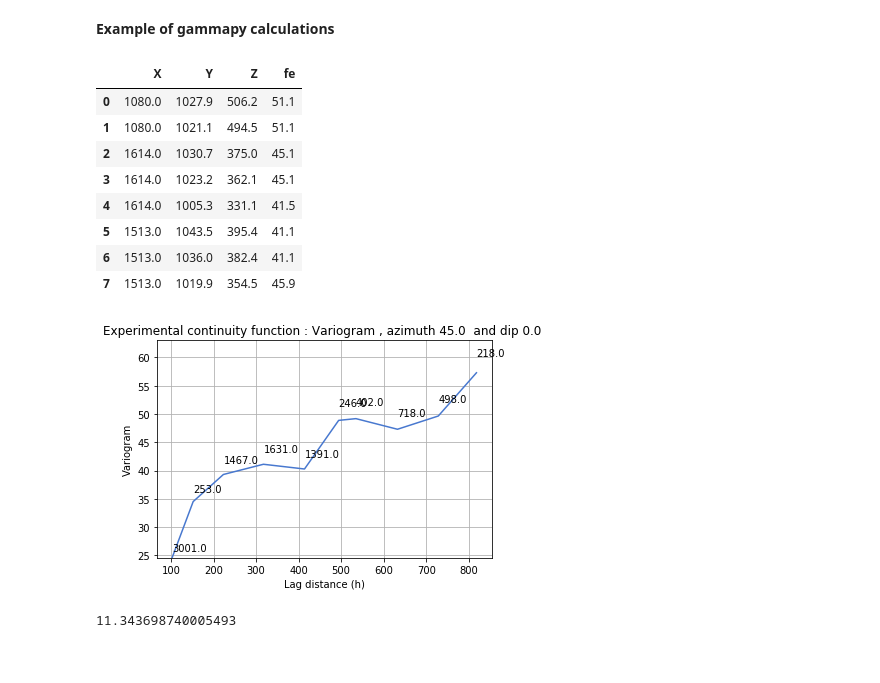
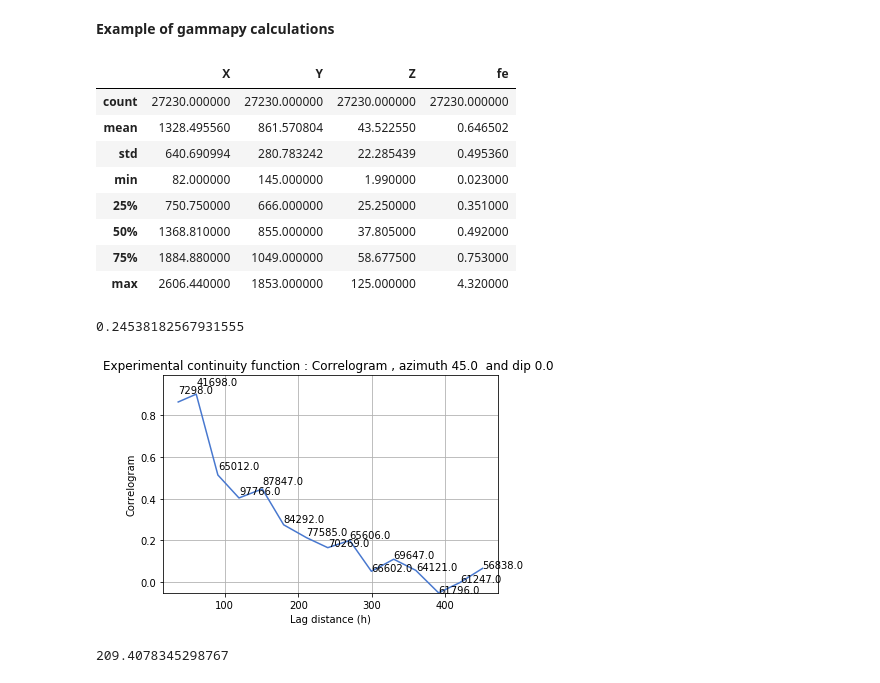
Before and after one commit to DavidDrumond/gammapy-, a Jupyter notebook: Example of gammapy library - Jupyter notebook.ipynb, the cells around one changed output. Cells and saved outputs as stored; diff of their text form; code cells hidden in the pictures.

```diff
--- a/Example of gammapy library - Jupyter notebook.ipynb
+++ b/Example of gammapy library - Jupyter notebook.ipynb
@@ -10,19 +10,21 @@ from IPython.display import display
 import time
 # %%
 # Import dataset
-data = np.loadtxt("Ferro 3D.dat", skiprows= 1, unpack=False)
+data = np.loadtxt("Níquel 3D.txt", skiprows= 1, unpack=False)
 df = pd.DataFrame(data, columns=['X','Y','Z','fe'])
-display(df.head(8))
+display(df.describe())
+display(df['fe'].var())
 # %% [output]
 |  | X | Y | Z | fe |
-| 0 | 1080.0 | 1027.9 | 506.2 | 51.1 |
-| 1 | 1080.0 | 1021.1 | 494.5 | 51.1 |
-| 2 | 1614.0 | 1030.7 | 375.0 | 45.1 |
-| 3 | 1614.0 | 1023.2 | 362.1 | 45.1 |
-| 4 | 1614.0 | 1005.3 | 331.1 | 41.5 |
-| 5 | 1513.0 | 1043.5 | 395.4 | 41.1 |
-| 6 | 1513.0 | 1036.0 | 382.4 | 41.1 |
-| 7 | 1513.0 | 1019.9 | 354.5 | 45.9 |
+| count | 27230.000000 | 27230.000000 | 27230.000000 | 27230.000000 |
+| mean | 1328.495560 | 861.570804 | 43.522550 | 0.646502 |
+| std | 640.690994 | 280.783242 | 22.285439 | 0.495360 |
+| min | 82.000000 | 145.000000 | 1.990000 | 0.023000 |
+| 25% | 750.750000 | 666.000000 | 25.250000 | 0.351000 |
+| 50% | 1368.810000 | 855.000000 | 37.805000 | 0.492000 |
+| 75% | 1884.880000 | 1049.000000 | 58.677500 | 0.753000 |
+| max | 2606.440000 | 1853.000000 | 125.000000 | 4.320000 |
+0.24538182567931555
 # %%
 # Create python object containing all experimental values
 
@@ -42,10 +43,11 @@ gamma = gammapy.funcs_3D(df,'X','Y','Z','fe','fe',nlags,lagdistance,
                          hband, vband, azimuth,dip)
 # %%
 # Calculate variogram values
+gamma.choice = 6000
 start = time.time()
-variogram = gamma.calculate_experimental_function("Variogram", plot_graph = True, show_pairs = True)
+variogram = gamma.calculate_experimental_function("Correlogram", plot_graph = True, show_pairs = True)
 finish = time.time()
 print(finish -start)
 # %% [output]
-[figure, old version]
+[figure, new version]
-11.343698740005493
+209.4078345298767
```
Also changed, not shown: parts of 9 cells of this notebook, 1 other file.
